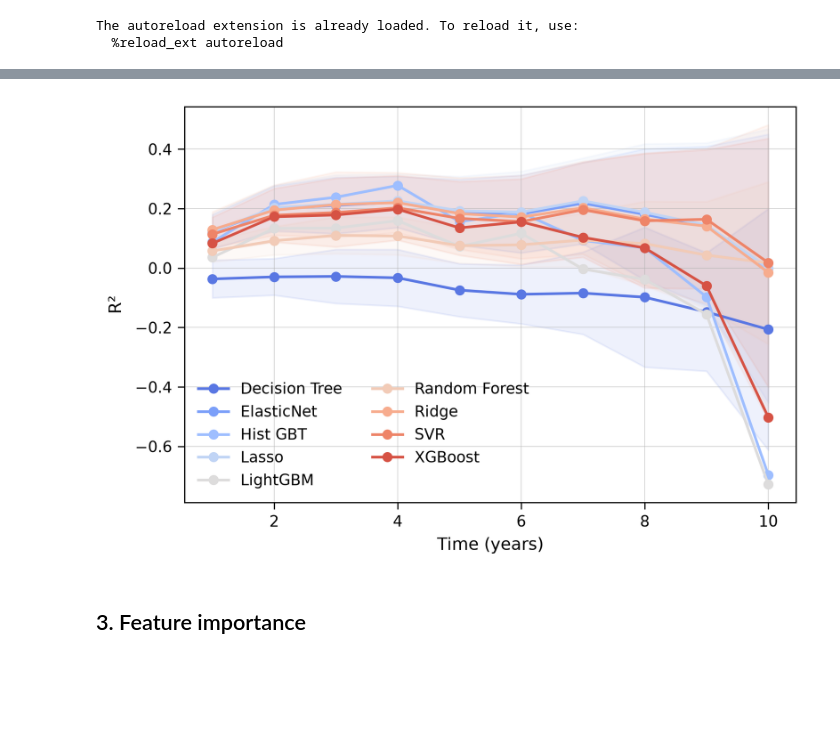
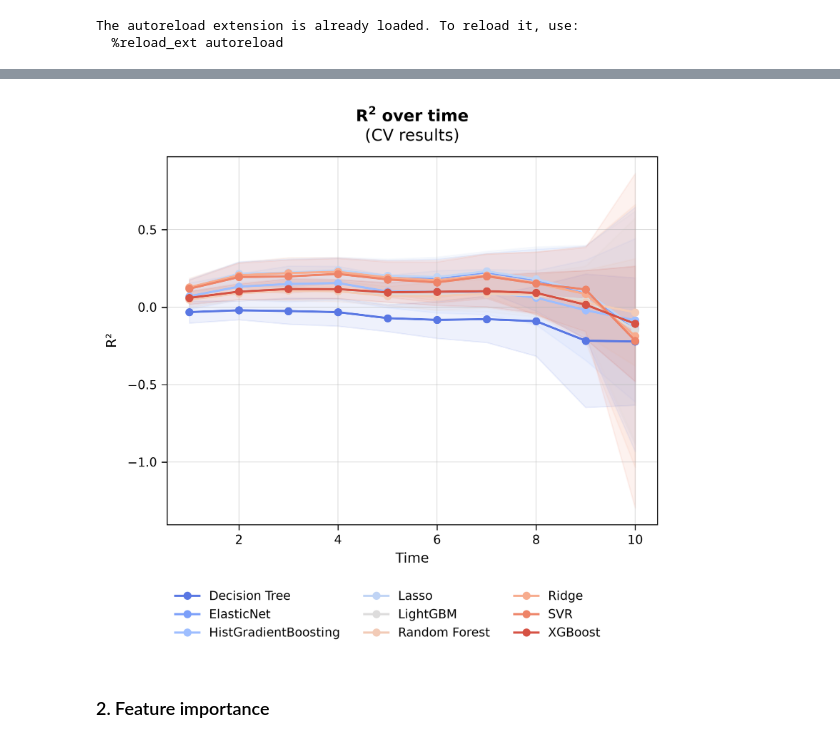
Before and after one commit to cnoguerolpuente/hd-procova, a Jupyter notebook: notebooks/figures.ipynb, the cells around one changed output, grey strips where cells are left out. Saved outputs shown, nothing was run; the diff lists cells and outputs as text; code cells hidden in the pictures; blank space fills up the shorter version.

```diff
--- a/notebooks/figures.ipynb
+++ b/notebooks/figures.ipynb
@@ -101,9 +89,9 @@ plot_r2_by_model(cv_visit_df, final_df)
 # %%
-plot_r2_over_time(cv_df, final_df)
+plot_r2_over_time(cv_df)
 # %% [output]
-[figure, old version]
+[figure, new version]
 # %% [markdown]
-## 3. Feature importance
+### 2. Feature importance
 # %%
 if cv_df is not None and imp_df is not None:
     best_model = best_model_by_r2(cv_df)
```
Also changed, not shown: parts of 6 cells of this notebook, 4 other files.
